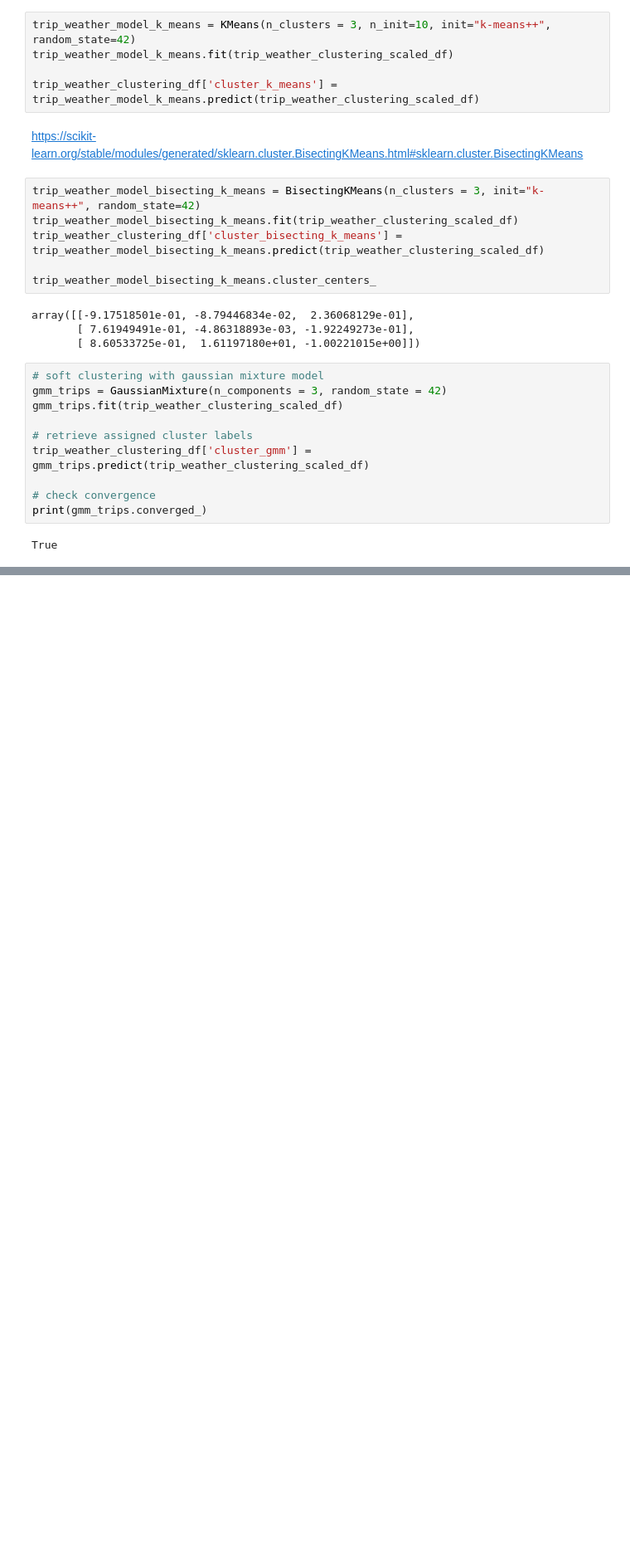
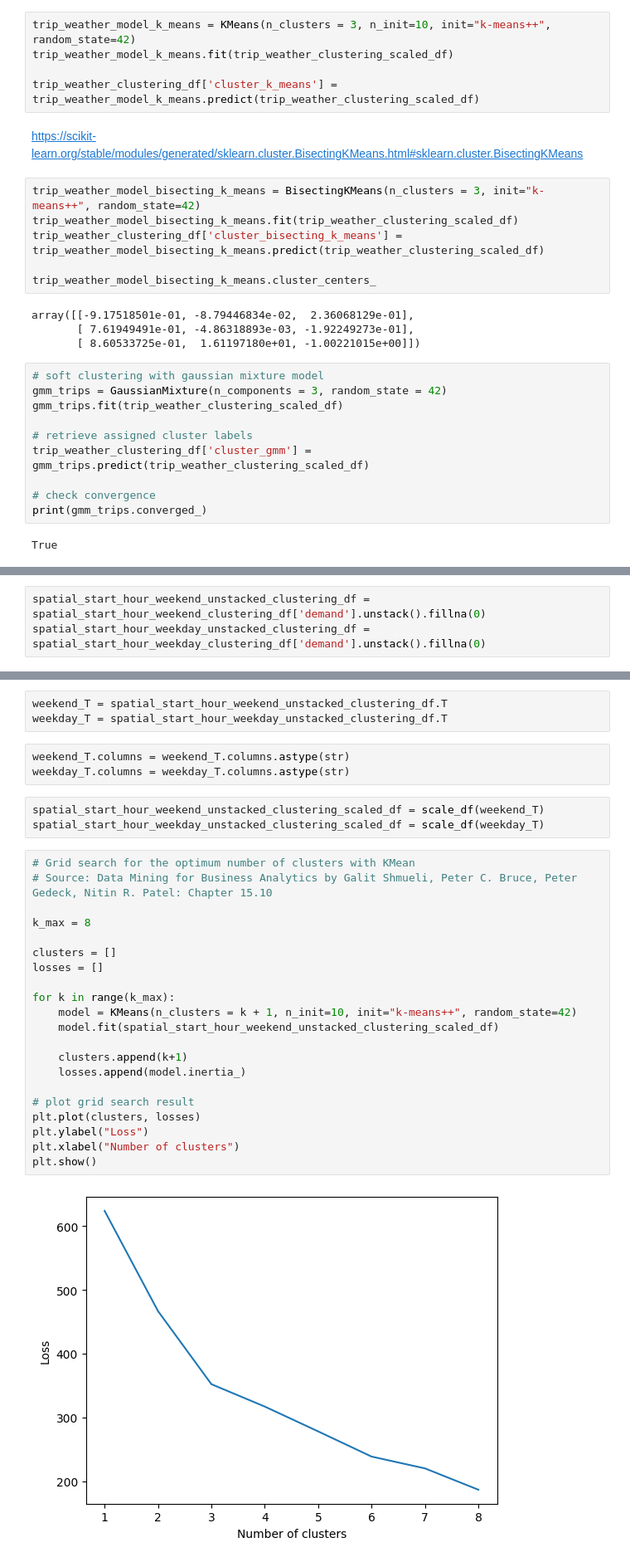
Before and after one commit to lniggemann/AAA_2023, a Jupyter notebook: 03_clustering.ipynb, the cells around one changed output, grey strips where cells are left out. Shown at 83% size. Drawn from its saved outputs; the diff is of its cells as text; blank space fills up the shorter version.

```diff
--- a/03_clustering.ipynb
+++ b/03_clustering.ipynb
@@ -426,0 +498,3 @@ plt_violins(trip_weather_clustering_df)
+# %%
+spatial_start_hour_weekend_unstacked_clustering_df = spatial_start_hour_weekend_clustering_df['demand'].unstack().fillna(0)
+spatial_start_hour_weekday_unstacked_clustering_df = spatial_start_hour_weekday_clustering_df['demand'].unstack().fillna(0)
@@ -426,0 +545,32 @@ plt_violins(trip_weather_clustering_df)
+# %%
+weekend_T = spatial_start_hour_weekend_unstacked_clustering_df.T
+weekday_T = spatial_start_hour_weekday_unstacked_clustering_df.T
+# %%
+weekend_T.columns = weekend_T.columns.astype(str)
+weekday_T.columns = weekday_T.columns.astype(str)
+# %%
+spatial_start_hour_weekend_unstacked_clustering_scaled_df = scale_df(weekend_T)
+spatial_start_hour_weekday_unstacked_clustering_scaled_df = scale_df(weekday_T)
+# %%
+# Grid search for the optimum number of clusters with KMean
+# Source: Data Mining for Business Analytics by Galit Shmueli, Peter C. Bruce, Peter Gedeck, Nitin R. Patel: Chapter 15.10
+
+k_max = 8
+
+clusters = []
+losses = []
+
+for k in range(k_max):
+    model = KMeans(n_clusters = k + 1, n_init=10, init="k-means++", random_state=42)
+    model.fit(spatial_start_hour_weekend_unstacked_clustering_scaled_df)
+
+    clusters.append(k+1)
+    losses.append(model.inertia_)
+
+# plot grid search result
+plt.plot(clusters, losses)
+plt.ylabel("Loss")
+plt.xlabel("Number of clusters")
+plt.show()
+# %% [output]
+[figure, added]
```
Also changed, not shown: parts of 25 cells of this notebook, 9 other files.
